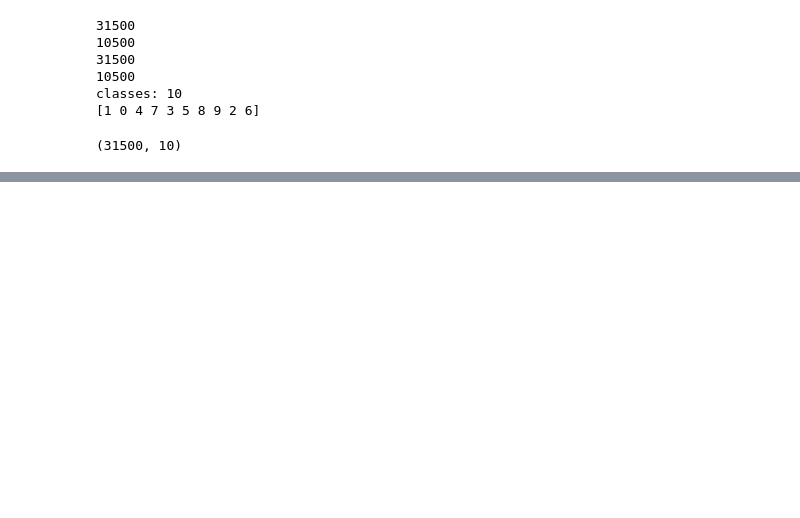
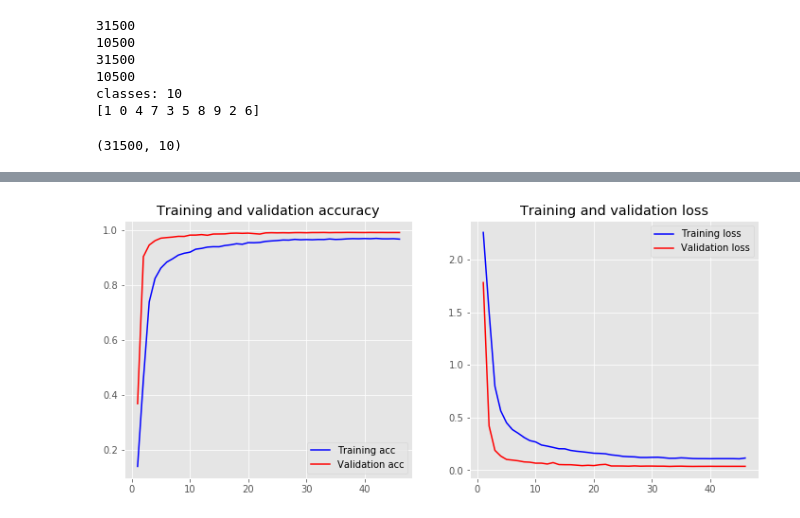
Before and after one commit to bleand/digit-recognizer, a Jupyter notebook: models.ipynb, the cells around one changed output, grey strips where cells are left out. Cells and saved outputs as stored; diff of their text form; code cells hidden in the pictures; blank space fills up the shorter version.

```diff
--- a/models.ipynb
+++ b/models.ipynb
@@ -494,0 +623,4 @@ generate_submission(model, test_df)
+# %%
+plot_history(history)
+# %% [output]
+[figure, added]
```
Also changed, not shown: parts of 43 cells of this notebook.
